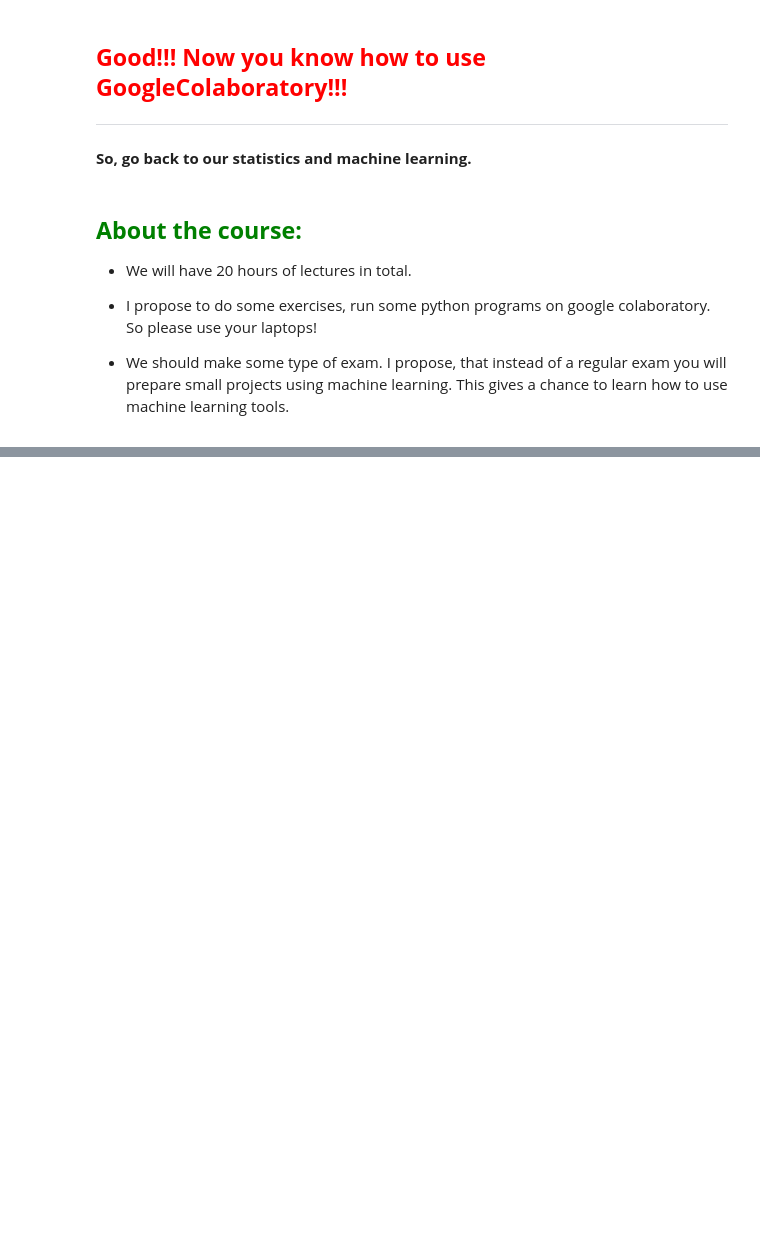
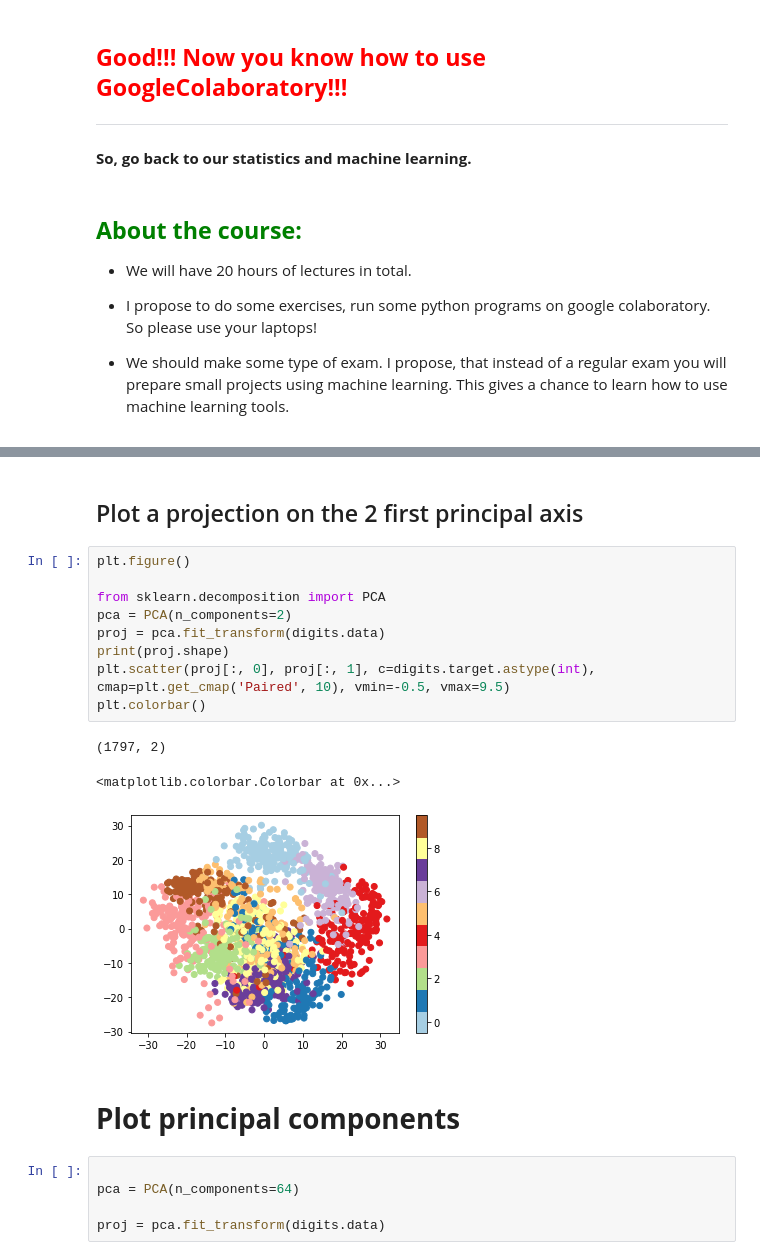
Before and after one commit to marcinwolter/Machine-learning-KISD-2022, a Jupyter notebook: lecture1_intro.ipynb, the cells around one changed output, grey strips where cells are left out. Drawn from its saved outputs; the diff is of its cells as text; blank space fills up the shorter version.

```diff
--- a/lecture1_intro.ipynb
+++ b/lecture1_intro.ipynb
@@ -361,0 +359,23 @@ For brevity of presentation, some redundant (e.g. imports of libraries) or iness
+# %% [markdown]
+Plot a projection on the 2 first principal axis
+------------------------------------------------
+# %%
+plt.figure()
+
+from sklearn.decomposition import PCA
+pca = PCA(n_components=2)
+proj = pca.fit_transform(digits.data)
+print(proj.shape)
+plt.scatter(proj[:, 0], proj[:, 1], c=digits.target.astype(int), cmap=plt.get_cmap('Paired', 10), vmin=-0.5, vmax=9.5)
+plt.colorbar()
+# %% [output]
+(1797, 2)
+<matplotlib.colorbar.Colorbar at 0x...>
+[figure, added]
+# %% [markdown]
+# **Plot principal components**
+# %%
+
+pca = PCA(n_components=64)
+
+proj = pca.fit_transform(digits.data)
```
Also changed, not shown: parts of 59 cells of this notebook.
